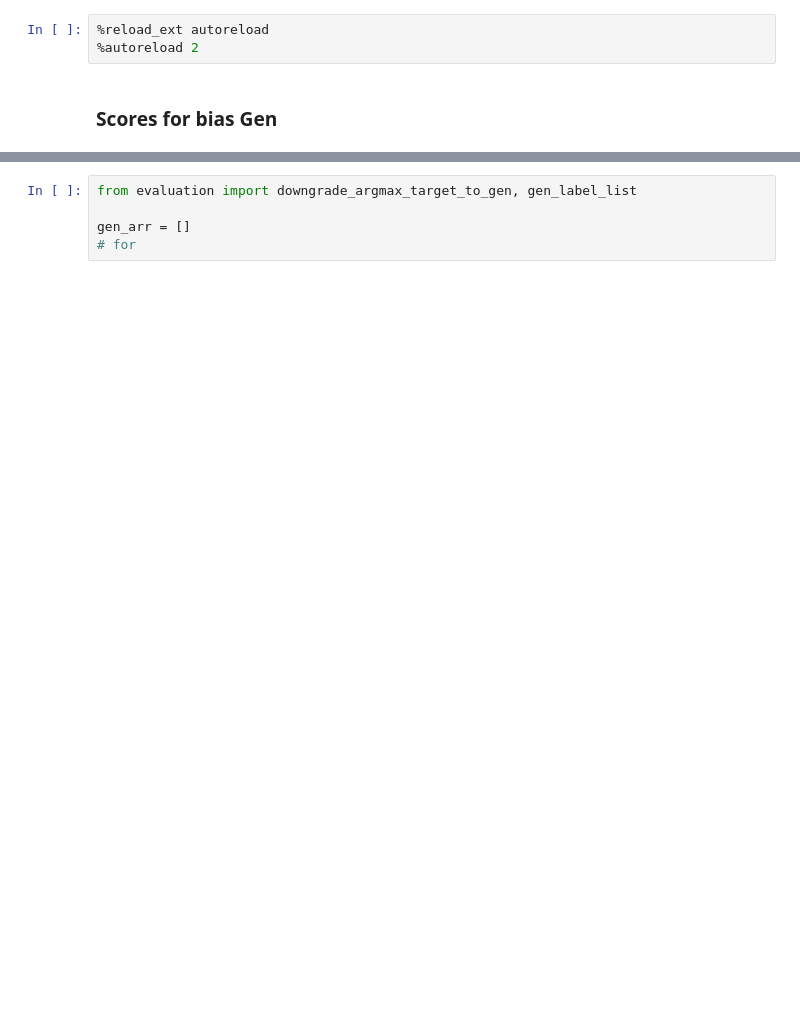
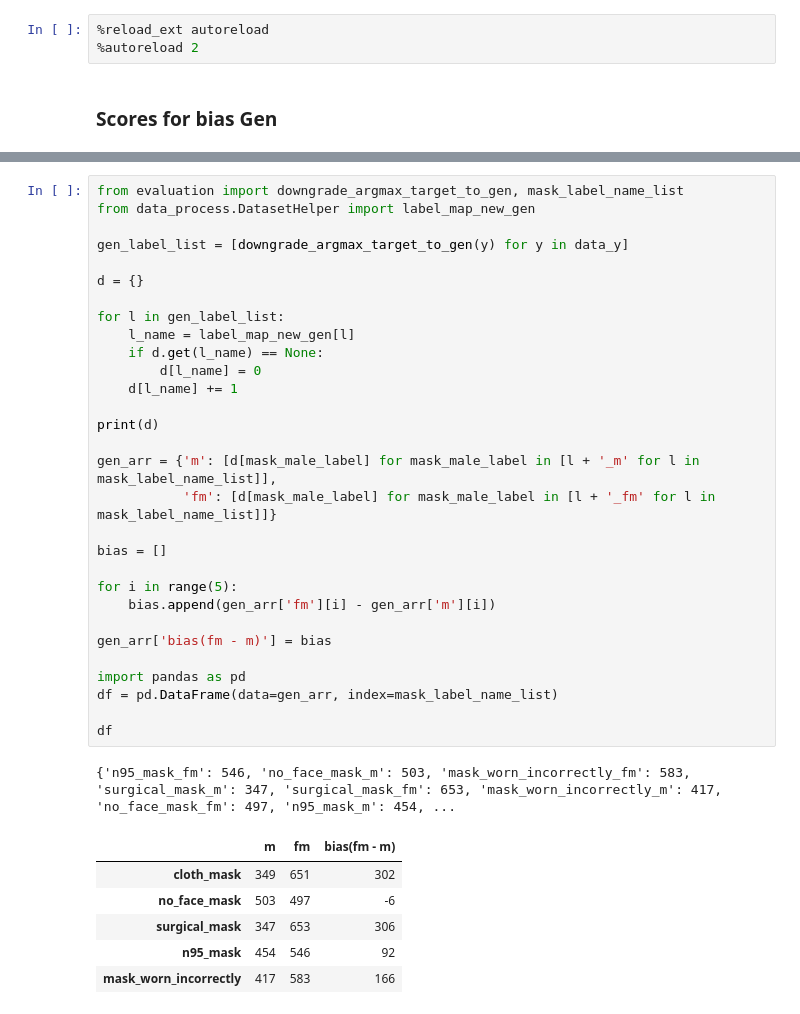
Before and after one commit to youyinnn/ai_face_mask_detector, a Jupyter notebook: model_evaluation_data_bias.ipynb, the cells around one changed output, grey strips where cells are left out. Saved outputs shown, nothing was run; the diff lists cells and outputs as text; blank space fills up the shorter version.

```diff
--- a/model_evaluation_data_bias.ipynb
+++ b/model_evaluation_data_bias.ipynb
@@ -72,5 +78,38 @@ data_y = data_y.numpy()
-# %%
-from evaluation import downgrade_argmax_target_to_gen, gen_label_list
-
-gen_arr = []
-# for
+# %%
+from evaluation import downgrade_argmax_target_to_gen, mask_label_name_list
+from data_process.DatasetHelper import label_map_new_gen
+
+gen_label_list = [downgrade_argmax_target_to_gen(y) for y in data_y]
+
+d = {}
+
+for l in gen_label_list:
+    l_name = label_map_new_gen[l]
+    if d.get(l_name) == None:
+        d[l_name] = 0
+    d[l_name] += 1
+
+print(d)
+
+gen_arr = {'m': [d[mask_male_label] for mask_male_label in [l + '_m' for l in mask_label_name_list]],
+           'fm': [d[mask_male_label] for mask_male_label in [l + '_fm' for l in mask_label_name_list]]}
+
+bias = []
+
+for i in range(5):
+    bias.append(gen_arr['fm'][i] - gen_arr['m'][i])
+
+gen_arr['bias(fm - m)'] = bias
+
+import pandas as pd
+df = pd.DataFrame(data=gen_arr, index=mask_label_name_list)
+
+df
+# %% [output]
+{'n95_mask_fm': 546, 'no_face_mask_m': 503, 'mask_worn_incorrectly_fm': 583, 'surgical_mask_m': 347, 'surgical_mask_fm': 653, 'mask_worn_incorrectly_m': 417, 'no_face_mask_fm': 497, 'n95_mask_m': 454, ...
+|  | m | fm | bias(fm - m) |
+| cloth_mask | 349 | 651 | 302 |
+| no_face_mask | 503 | 497 | -6 |
+| surgical_mask | 347 | 653 | 306 |
+| n95_mask | 454 | 546 | 92 |
+| mask_worn_incorrectly | 417 | 583 | 166 |
```
Also changed, not shown: parts of 3 cells of this notebook, 3 other files.
